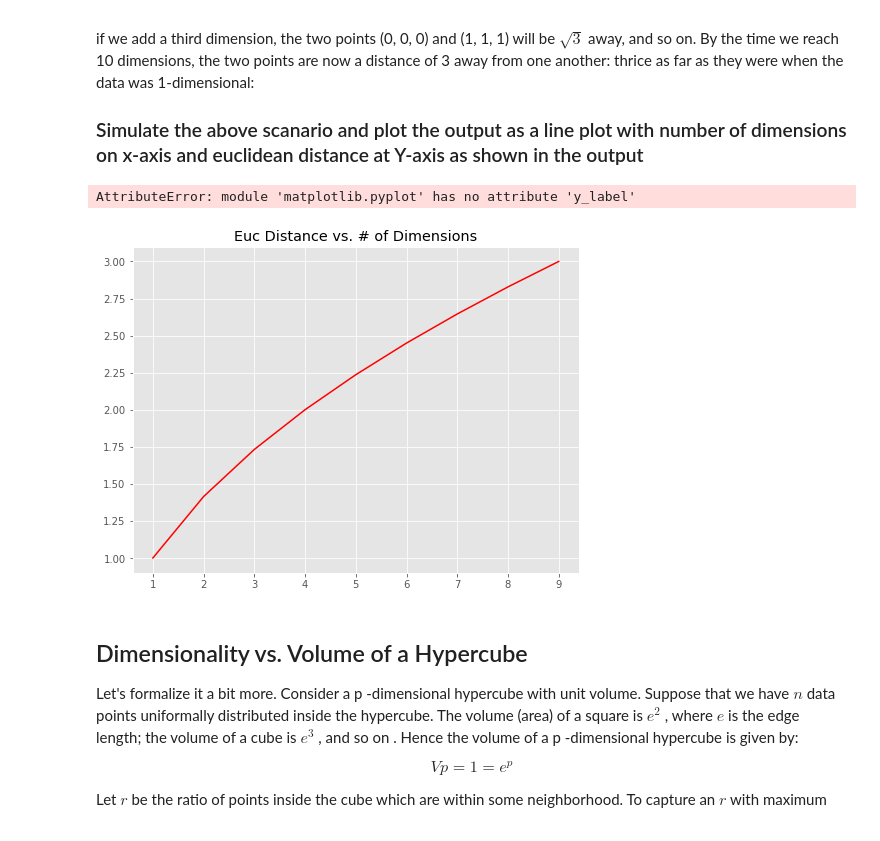
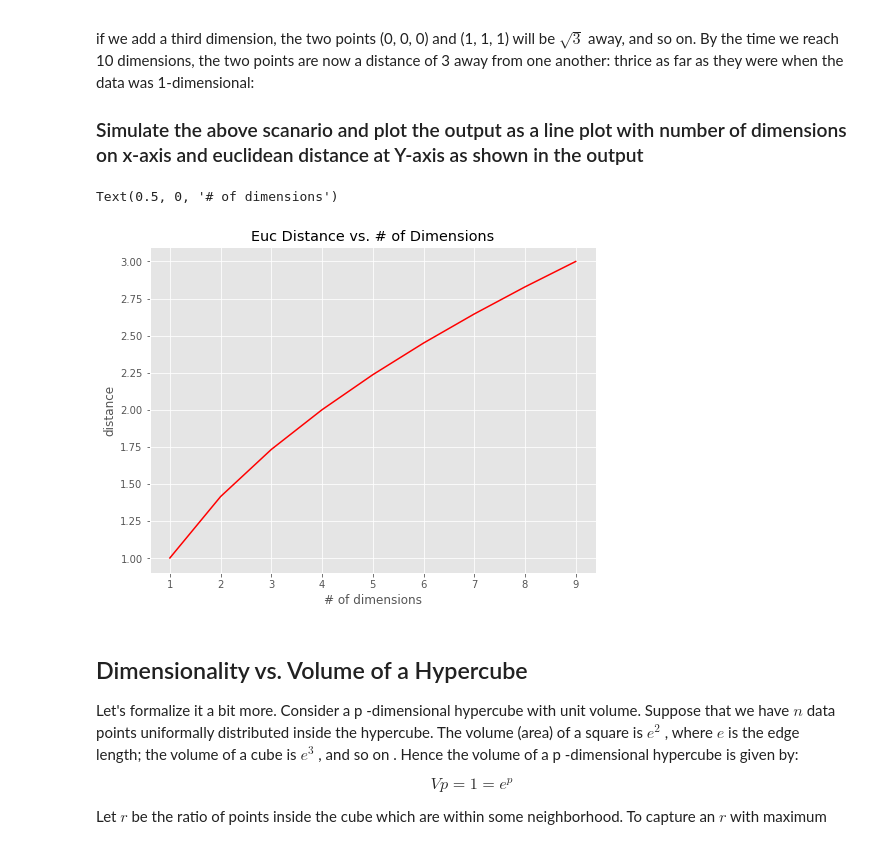
Before and after one commit to elenasm7/dsc-3-34-03-curse-of-dimensionality-simulation-lab-nyc-ds-career-012819, a Jupyter notebook: index.ipynb, the cells around one changed output. Drawn from its saved outputs; the diff is of its cells as text; code cells hidden in the pictures.

```diff
--- a/index.ipynb
+++ b/index.ipynb
@@ -42,28 +42,28 @@ if we add a third dimension, the two points (0, 0, 0) and (1, 1, 1) will be $\sq
 # %%
 # Your code here
 import numpy as np
 import matplotlib.pyplot as plt
 from scipy.spatial import distance
 %matplotlib inline
 
 x_axis = np.linspace(1,9,9)
 dist = []
 
 for i in range(1,10):
     y = [1]*i
     x = [0]*i
     dist.append(distance.euclidean(x, y))
 
 fig = plt.figure(figsize=(8,6))
 plt.style.use('ggplot')
 plt.plot(x_axis,dist,color='r')
 plt.title('Euc Distance vs. # of Dimensions')
-plt.y_label('distance')
-plt.x_label('# of dimensions')
+plt.ylabel('distance')
+plt.xlabel('# of dimensions')
 # print(x_axis,dist)
 # %% [output]
-AttributeError: module 'matplotlib.pyplot' has no attribute 'y_label'
+Text(0.5, 0, '# of dimensions')
-[figure, old version]
+[figure, new version]
 # %% [markdown]
 ## Dimensionality vs. Volume of a Hypercube
 Let's formalize it a bit more. Consider a  p -dimensional hypercube with unit volume. Suppose that we have $n$  data points uniformally distributed inside the hypercube. The volume (area) of a square is  $e^2$ , where  $e$  is the edge length; the volume of a cube is  $e^3$ , and so on . Hence the volume of a  p -dimensional hypercube is given by:
```
